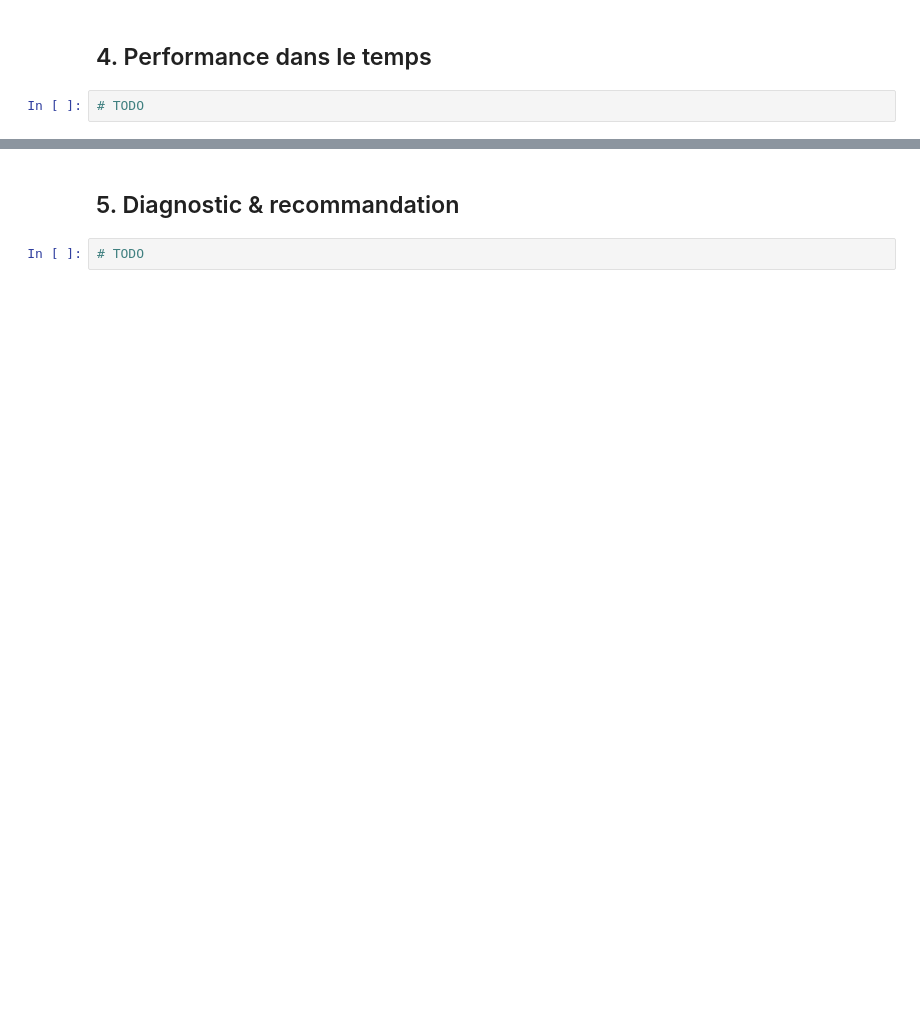
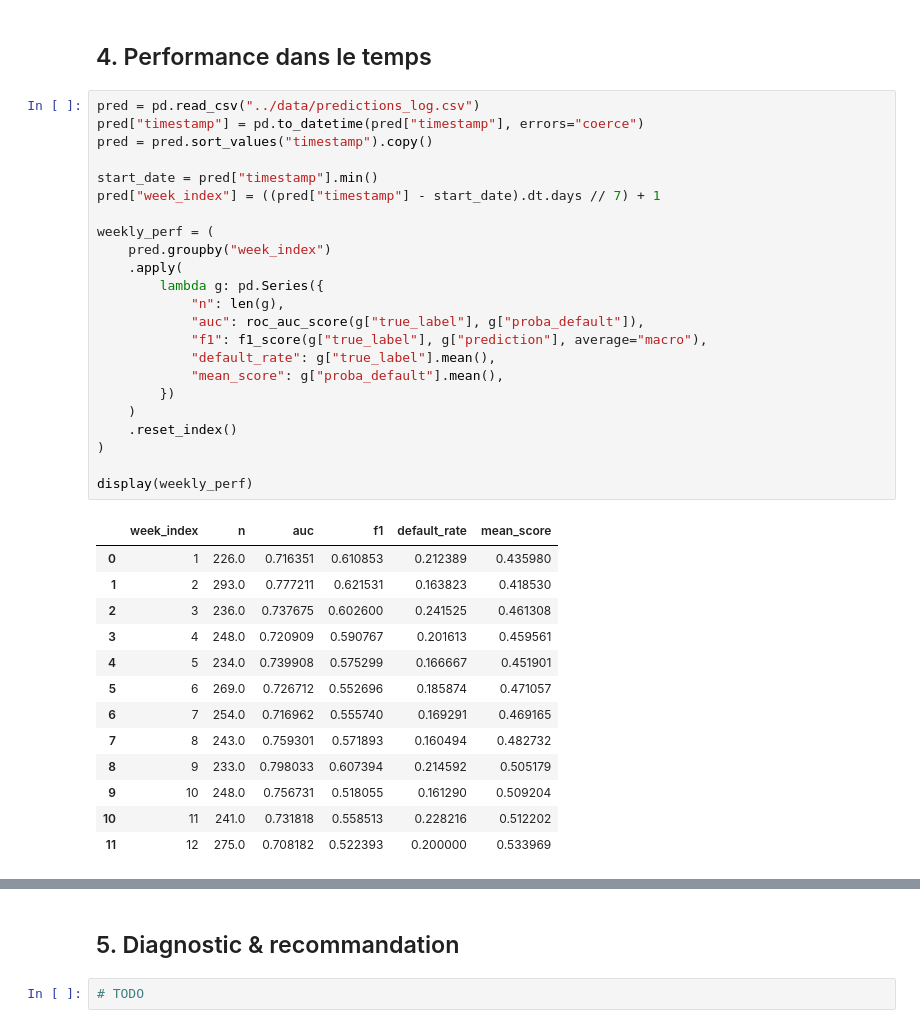
Before and after one commit to ddedomeni-j/M6-B1-pyrenex-drift-Romain-JulienD, a Jupyter notebook: notebooks/M6-B1_pyrenex-drift-Romain-JulienD.ipynb, the cells around one changed output, grey strips where cells are left out. Cells and saved outputs as stored; diff of their text form; blank space fills up the shorter version.

```diff
--- a/notebooks/M6-B1_pyrenex-drift-Romain-JulienD.ipynb
+++ b/notebooks/M6-B1_pyrenex-drift-Romain-JulienD.ipynb
@@ -498,4 +569,39 @@ Deux autres signaux doivent être surveillés : `revol_util` est suspect (`PSI =
 # %% [markdown]
 ## 4. Performance dans le temps
-# %%
-# TODO
+# %%
+pred = pd.read_csv("../data/predictions_log.csv")
+pred["timestamp"] = pd.to_datetime(pred["timestamp"], errors="coerce")
+pred = pred.sort_values("timestamp").copy()
+
+start_date = pred["timestamp"].min()
+pred["week_index"] = ((pred["timestamp"] - start_date).dt.days // 7) + 1
+
+weekly_perf = (
+    pred.groupby("week_index")
+    .apply(
+        lambda g: pd.Series({
+            "n": len(g),
+            "auc": roc_auc_score(g["true_label"], g["proba_default"]),
+            "f1": f1_score(g["true_label"], g["prediction"], average="macro"),
+            "default_rate": g["true_label"].mean(),
+            "mean_score": g["proba_default"].mean(),
+        })
+    )
+    .reset_index()
+)
+
+display(weekly_perf)
+# %% [output]
+|  | week_index | n | auc | f1 | default_rate | mean_score |
+| 0 | 1 | 226.0 | 0.716351 | 0.610853 | 0.212389 | 0.435980 |
+| 1 | 2 | 293.0 | 0.777211 | 0.621531 | 0.163823 | 0.418530 |
+| 2 | 3 | 236.0 | 0.737675 | 0.602600 | 0.241525 | 0.461308 |
+| 3 | 4 | 248.0 | 0.720909 | 0.590767 | 0.201613 | 0.459561 |
+| 4 | 5 | 234.0 | 0.739908 | 0.575299 | 0.166667 | 0.451901 |
+| 5 | 6 | 269.0 | 0.726712 | 0.552696 | 0.185874 | 0.471057 |
+| 6 | 7 | 254.0 | 0.716962 | 0.555740 | 0.169291 | 0.469165 |
+| 7 | 8 | 243.0 | 0.759301 | 0.571893 | 0.160494 | 0.482732 |
+| 8 | 9 | 233.0 | 0.798033 | 0.607394 | 0.214592 | 0.505179 |
+| 9 | 10 | 248.0 | 0.756731 | 0.518055 | 0.161290 | 0.509204 |
+| 10 | 11 | 241.0 | 0.731818 | 0.558513 | 0.228216 | 0.512202 |
+| 11 | 12 | 275.0 | 0.708182 | 0.522393 | 0.200000 | 0.533969 |
```
Also changed, not shown: parts of 6 cells of this notebook, 1 other file.
